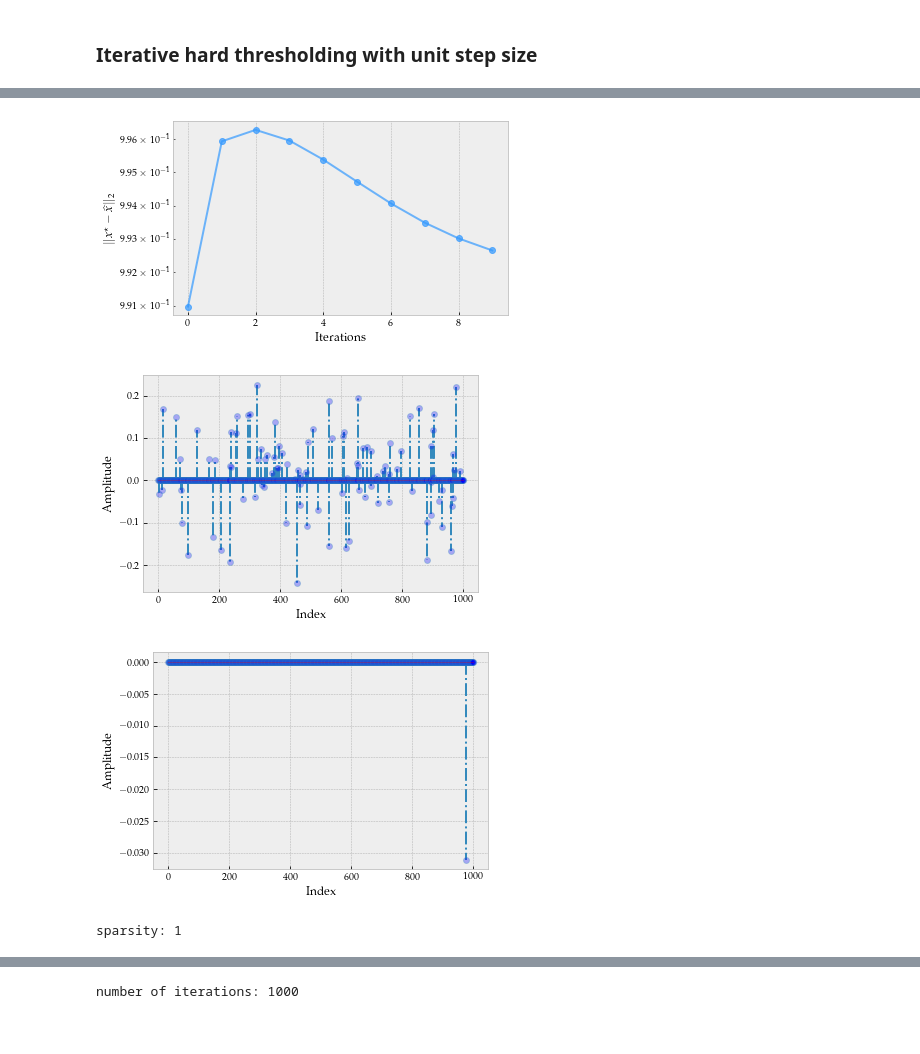
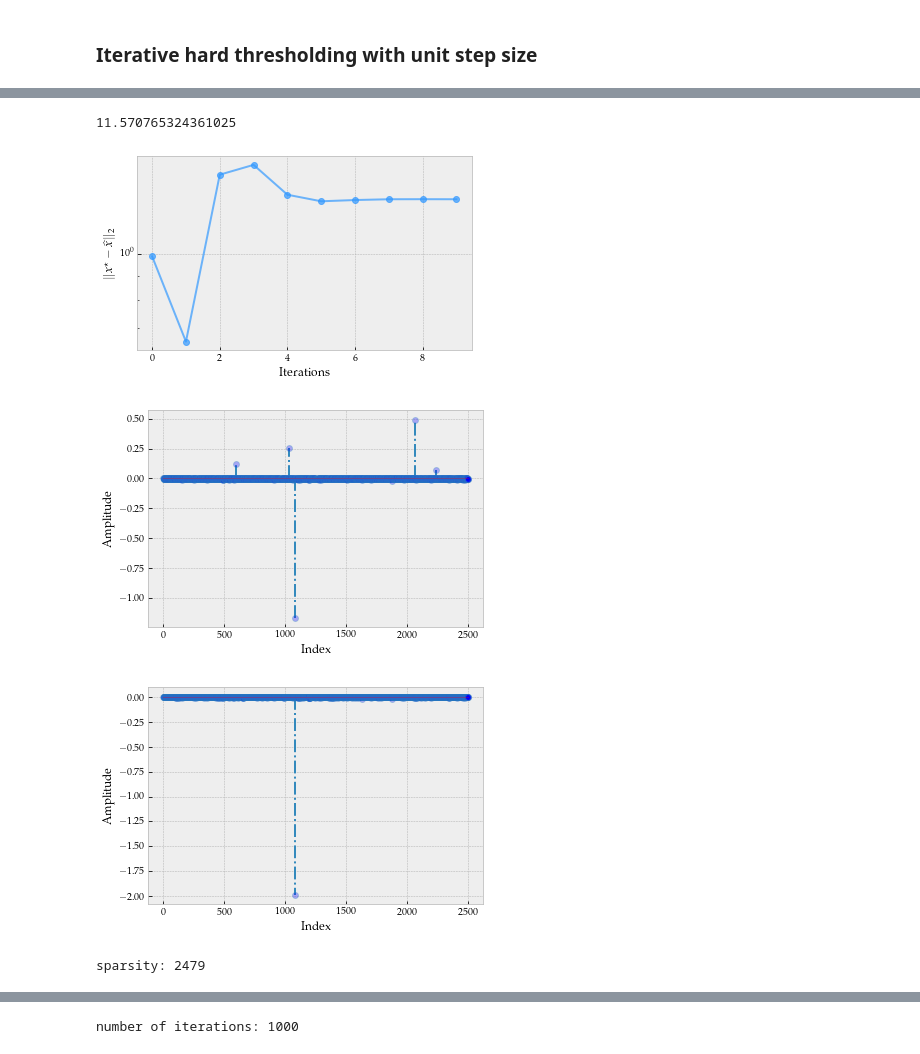
Before and after one commit to rithikjain1480/SparseHadamard, a Jupyter notebook: sparse_hadamard.ipynb, the cells around one changed output, grey strips where cells are left out. Drawn from its saved outputs; the diff is of its cells as text; code cells hidden in the pictures.

```diff
--- a/sparse_hadamard.ipynb
+++ b/sparse_hadamard.ipynb
@@ -25,12 +25,12 @@ from matplotlib import rc
 rc('font',**{'family':'serif','serif':['Palatino']})
 rc('text', usetex=True)
 
-p = 1000  # Ambient dimension
+p = 2500  # Ambient dimension
 # Number of samples
 # n = 300
 # n = 350
-n = 1000  # testing large n - mess with this more
-k = 100   # Sparsity level
+n = 2000  # testing large n - mess with this more
+k = 5   # Sparsity level
 
 # Generate a p-dimensional zero vector
 x_star = np.zeros(p)
@@ -162,7 +162,7 @@ Number of steps: 55
 def check_sparsity(arr, cutoff):
     sparsity_counter = 0
     for val in arr:
-        if val > cutoff:
+        if abs(val) > cutoff:
             sparsity_counter += 1
 
     return sparsity_counter
@@ -221,7 +221,10 @@ def HPP(y, X, lambda_param, init_v, iters, epsilon, verbose, beta_star):
     return beta, beta_list, f_list
 
 lambda_param = 0.5
-init_v = la.lstsq(Phi, y)[0]
+alpha = 0.00001
+# init_v = la.lstsq(Phi, y)[0]
+init_v = np.random.uniform(alpha * -1, alpha, p)
+print(la.norm(Phi @ init_v - y, 2))
 iters = 10 # fewer iterations for this algorithm
 beta_HPP, beta_list, f_list = HPP(y, Phi, lambda_param, init_v, iters, epsilon, False, x_star)
 
@@ -235,37 +238,38 @@ plt.yscale('log')
 plt.xlabel('Iterations')
 plt.ylabel(r"$\|x^\star - \widehat{x}\|_2$")
 
 # Make room for the ridiculously large title.
 plt.subplots_adjust(top=0.8)
 plt.show()
 
 plt.style.use('bmh')
 bs = range(p)
 markerline, stemlines, baseline = plt.stem(bs, beta_HPP - x_star, '-.')
 plt.setp(markerline, 'alpha', 0.3, 'ms', 6)
 plt.setp(markerline, 'markerfacecolor', 'b')
 plt.setp(baseline, 'color', 'r', 'linewidth', 1, 'alpha', 0.3)
 plt.xlabel('Index')
 plt.ylabel('Amplitude')
 plt.show()
 
 plt.style.use('bmh')
 bs = range(p)
 markerline, stemlines, baseline = plt.stem(bs, beta_HPP, '-.')
 plt.setp(markerline, 'alpha', 0.3, 'ms', 6)
 plt.setp(markerline, 'markerfacecolor', 'b')
 plt.setp(baseline, 'color', 'r', 'linewidth', 1, 'alpha', 0.3)
 plt.xlabel('Index')
 plt.ylabel('Amplitude')
 plt.show()
 
 # print(beta_HPP)
 print('sparsity:', check_sparsity(beta_HPP, 0.0000001))
 # %% [output]
+11.570765324361025
-[figure, old version]
+[figure, new version]
-[figure, old version]
+[figure, new version]
-[figure, old version]
+[figure, new version]
-sparsity: 1
+sparsity: 2479
 # %%
 # hadamard gradient descent (Zhao)
 # with large eta, objective function is minimized, but experimental beta far from actual beta
```
Also changed, not shown: parts of 3 cells of this notebook.
